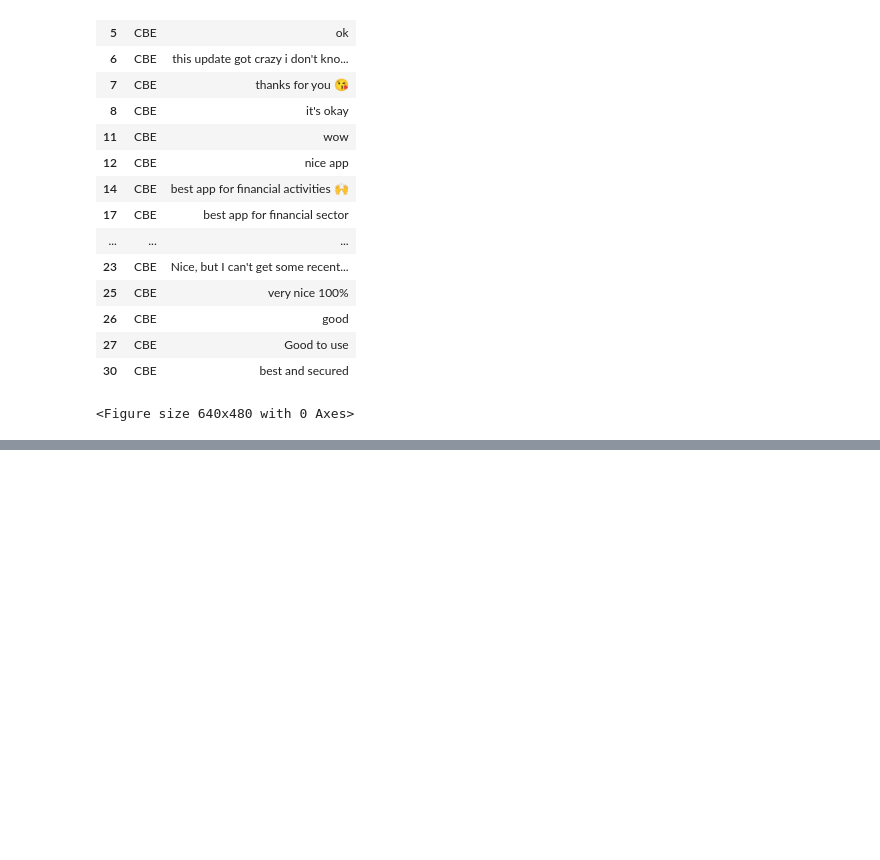
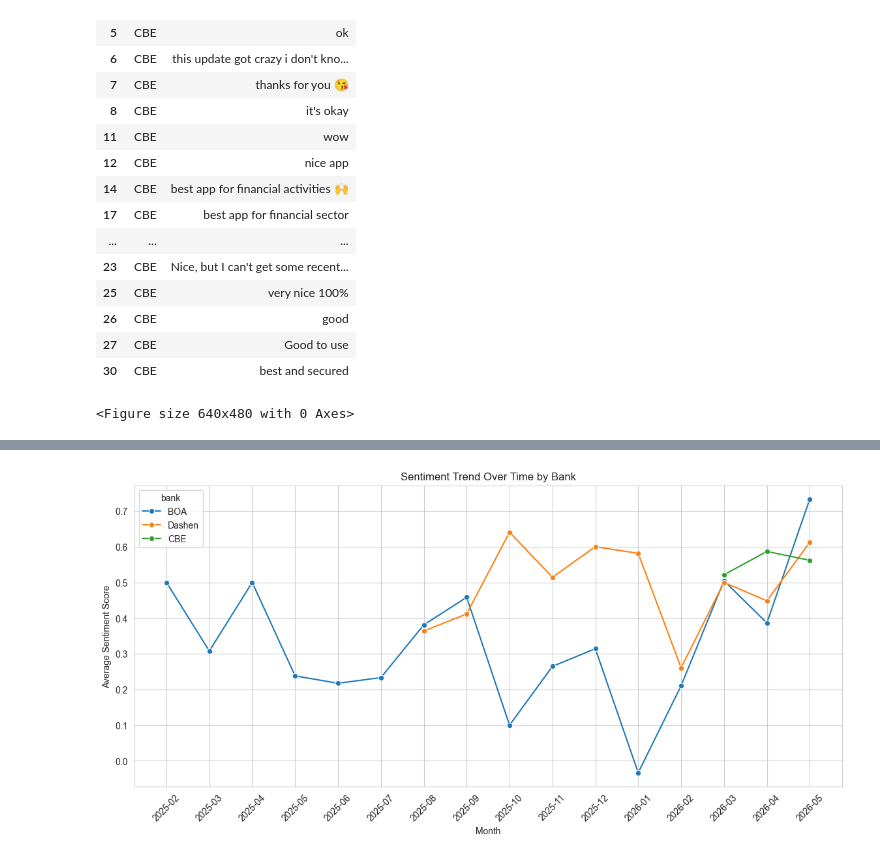
Before and after one commit to maryamawit-1/fintech-review-analytics, a Jupyter notebook: notebooks/04_inisghts_visualization.ipynb, the cells around one changed output, grey strips where cells are left out. Drawn from its saved outputs; the diff is of its cells as text; code cells hidden in the pictures; blank space fills up the shorter version.

```diff
--- a/notebooks/04_inisghts_visualization.ipynb
+++ b/notebooks/04_inisghts_visualization.ipynb
@@ -204,0 +291,38 @@ plt.savefig(
+# %%
+df['month'] = df['date'].dt.to_period('M')
+# %%
+sentiment_map = {
+    'positive': 1,
+    'neutral': 0,
+    'negative': -1
+}
+
+df['sentiment_numeric'] = df['sentiment_label'].map(sentiment_map)
+# %%
+monthly_sentiment = df.groupby(
+    ['month', 'bank']
+)['sentiment_numeric'].mean().reset_index()
+# %%
+monthly_sentiment['month'] = monthly_sentiment['month'].astype(str)
+# %%
+plt.figure(figsize=(14,6))
+
+sns.lineplot(
+    data=monthly_sentiment,
+    x='month',
+    y='sentiment_numeric',
+    hue='bank',
+    marker='o'
+)
+
+plt.title("Sentiment Trend Over Time by Bank")
+
+plt.xlabel("Month")
+
+plt.ylabel("Average Sentiment Score")
+
+plt.xticks(rotation=45)
+
+plt.show()
+# %% [output]
+[figure, added]
```
Also changed, not shown: parts of 7 cells of this notebook.
